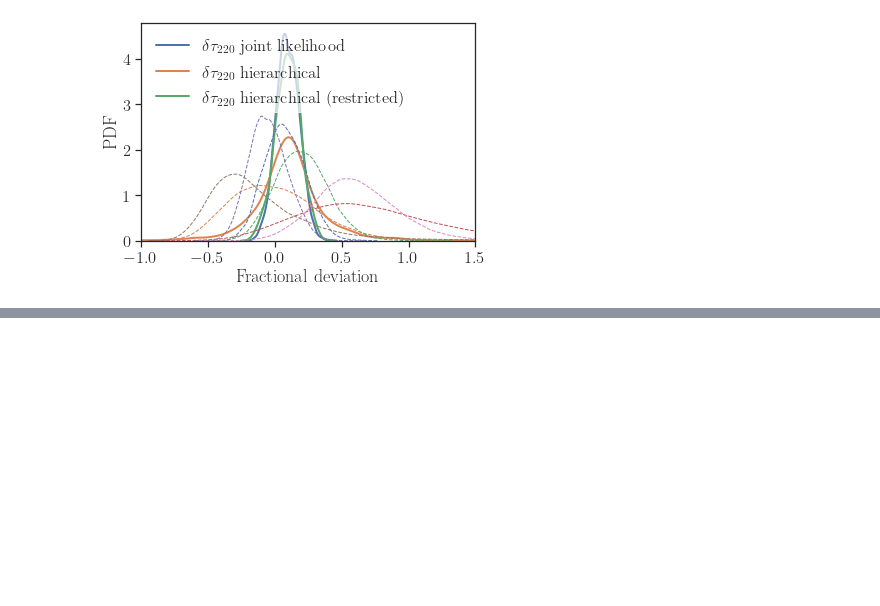
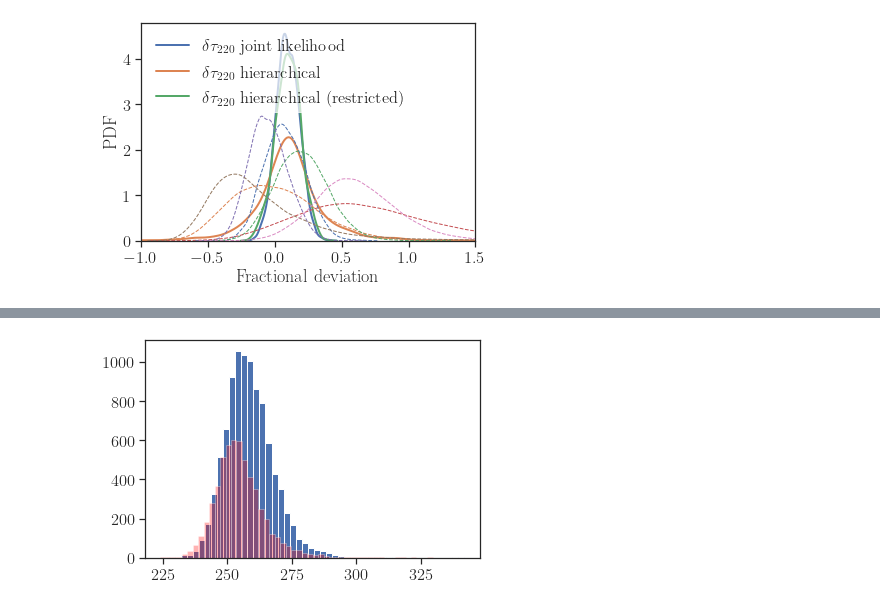
Before and after one commit to abhirup-ghosh/spinqnm, a Jupyter notebook: hierarchical_scripts/hier_rin.ipynb, the cells around one changed output, grey strips where cells are left out. Cells and saved outputs as stored; diff of their text form; code cells hidden in the pictures; blank space fills up the shorter version.

```diff
--- a/hierarchical_scripts/hier_rin.ipynb
+++ b/hierarchical_scripts/hier_rin.ipynb
@@ -373,7 +373,7 @@ for event in data['pseob']['domega_220'].keys():
 prob=np.exp(log_dens)
 comb_domega220=np.random.choice(x[:,0], 10000,p=prob/(sum(prob)))
 # %%
-x =  np.linspace(-0.9,1.5, 10000)[:, np.newaxis]
+x =  np.linspace(-0.9,2.0, 10000)[:, np.newaxis]
 
 log_dens = np.zeros_like(x).T[0] #[0]*len(x)
 
@@ -635,0 +639,12 @@ plt.show()
+# %%
+# Load samples first
+# A list of events
+event_list = ['GW150914', 'GW170104', 'S190519bj','S190521r','S190630ag','S190828j', 'S190910s']
+params= ['domega_220', 'dtau_220']
+
+data_path = "/Users/richardbrito/Desktop/Projects/spinqnm/data/rin/{event}/rin_{event}_pseobnrv4hm_{param}.dat.gz"
+sample_dict = {}
+for param in params:
+    sample_dict[param] = {}
+    for event in event_list:
+        sample_dict[param][event] = np.loadtxt(data_path.format(event=event, param=param))
@@ -635,0 +819,24 @@ plt.show()
+# %%
+# Load samples first
+# A list of events
+event_list = ['GW150914', 'GW170104', 'S190519bj','S190521r','S190630ag','S190828j', 'S190910s']
+params= ['freq_220', 'tau_220']
+
+data_path = "/Users/richardbrito/Desktop/Projects/spinqnm/data/rin/{event}/rin_{event}_pseobnrv4hm_{param}_modGR.dat.gz"
+
+sample_dict = {}
+sample_dict2 = {}
+for param in params:
+    sample_dict[param] = {}
+    for event in event_list:
+        sample_dict[param][event] = np.loadtxt(data_path.format(event=event, param=param))
+
+data_pEOB='/Users/richardbrito/Desktop/Projects/spinqnm/data/GW150914/Fig2/pEOB.dat'
+pEOB=np.loadtxt(data_pEOB.format(event=event, param=param))
+# %%
+plt.hist(sample_dict['freq_220']['GW150914'],bins=50)
+plt.hist(pEOB[:,0],bins=50,color='red',alpha=0.3)
+
+plt.show()
+# %% [output]
+[figure, added]
```
Also changed, not shown: parts of 18 cells of this notebook.
